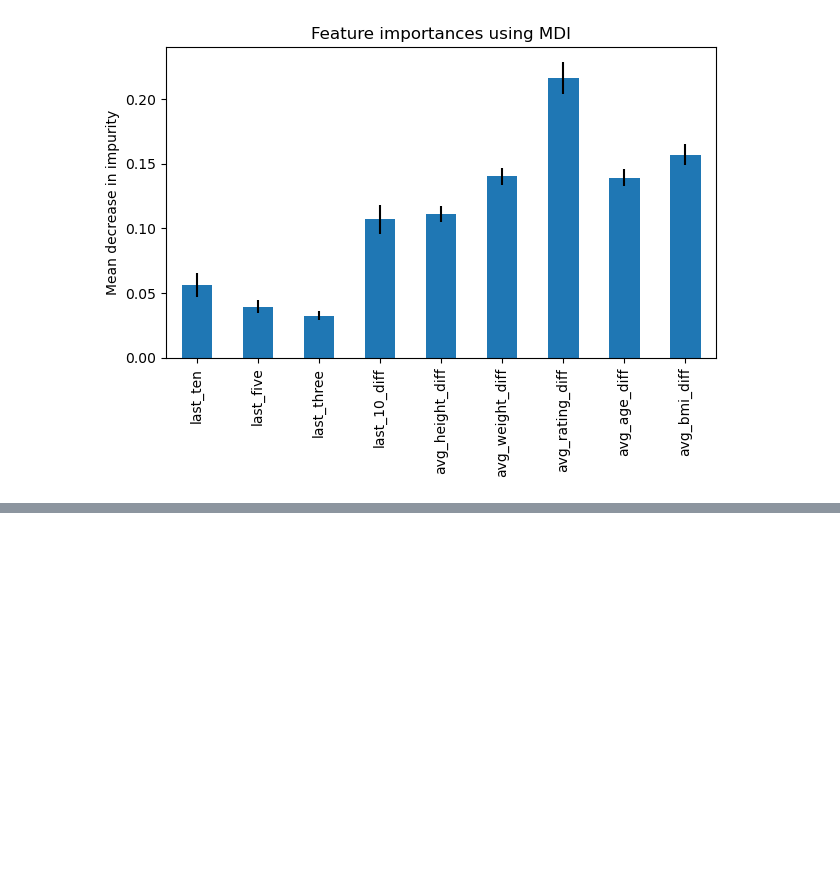
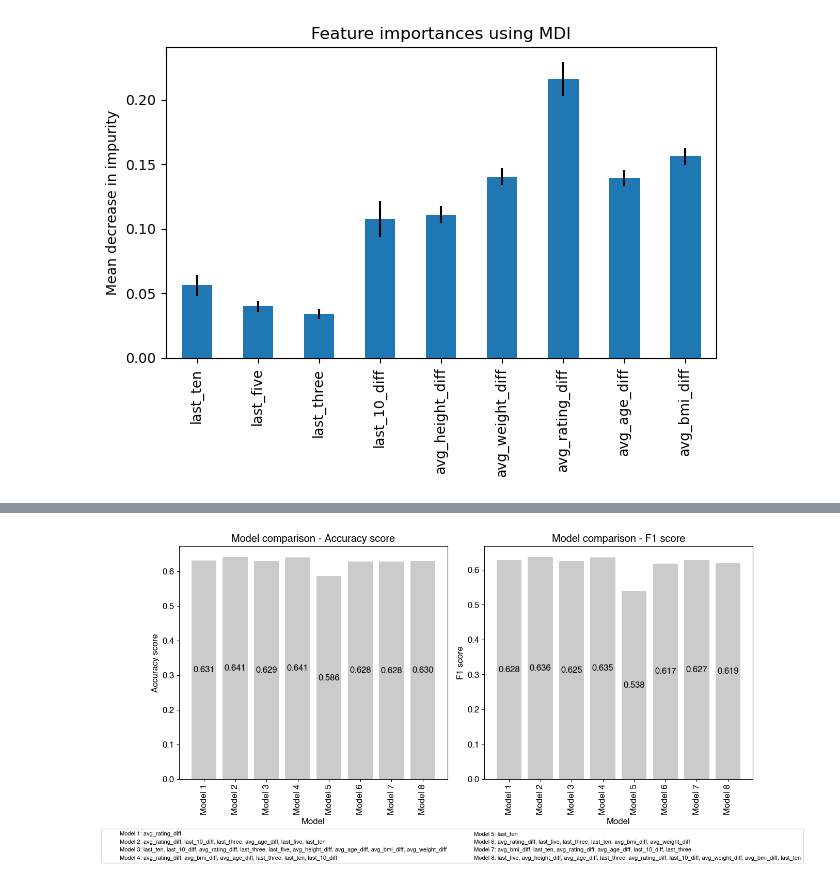
Before and after one commit to mannanrehbari/ml-project-soccer-analysis, a Jupyter notebook: [3] soccer-analysis-training-and-predictions.ipynb, the cells around one changed output, grey strips where cells are left out. Drawn from its saved outputs; the diff is of its cells as text; code cells hidden in the pictures; blank space fills up the shorter version.

```diff
--- a/[3] soccer-analysis-training-and-predictions.ipynb
+++ b/[3] soccer-analysis-training-and-predictions.ipynb
@@ -650,7 +653,7 @@ study.optimize(objective, n_trials=30)
 best_params = study.best_params
 lgbm = lgb.LGBMClassifier(**best_params)
 lgbm.fit(X_train, y_train)
-y_pred = model.predict(X_test)
+y_pred = lgbm.predict(X_test)
 accuracy_lgbm = accuracy_score(y_test, y_pred)
 
 # Print the results
@@ -710,0 +781,40 @@ fig.savefig('data/model_scores.pdf', bbox_inches='tight')
+# %%
+import matplotlib.patches as mpatches
+
+# Create a subplot with two columns
+fig, ax = plt.subplots(figsize=(12,6), ncols=2)
+
+# Plot the accuracy scores in the first column
+ax[0].bar(model_names, accuracy_scores, color='#CBCBCB')
+ax[0].set_xlabel('Model')
+ax[0].set_ylabel('Accuracy score')
+ax[0].set_title('Model comparison - Accuracy score')
+for i in range(len(model_names)):
+    ax[0].text(i, accuracy_scores[i]/2, '{:.3f}'.format(accuracy_scores[i]), ha='center', va='center')
+ax[0].tick_params(axis='x', rotation=90)
+
+# Plot the F1 scores in the second column
+ax[1].bar(model_names, f1_scores, color='#CBCBCB')
+ax[1].set_xlabel('Model')
+ax[1].set_ylabel('F1 score')
+ax[1].set_title('Model comparison - F1 score')
+for i in range(len(model_names)):
+    ax[1].text(i, f1_scores[i]/2, '{:.3f}'.format(f1_scores[i]), ha='center', va='center')
+ax[1].tick_params(axis='x', rotation=90)
+
+# Set tight layout
+fig.tight_layout()
+
+# Create the legend patches
+legend_patches = [mpatches.Patch(color='none', label=f'Model {idx + 1}: {", ".join(features_sets[idx])}', linewidth=0) for idx in range(len(features_sets))]
+
+# Add the legend below the plot
+lgd = fig.legend(handles=legend_patches, loc='lower center', ncol=2, fontsize=8, bbox_to_anchor=(0.5, -0.1))
+
+# Export the figure as PDF
+fig.savefig('data/model_scores_new.pdf', bbox_inches='tight', bbox_extra_artists=[lgd])
+
+# Show the plot
+plt.show()
+# %% [output]
+[figure, added]
```
Also changed, not shown: parts of 14 cells of this notebook.
